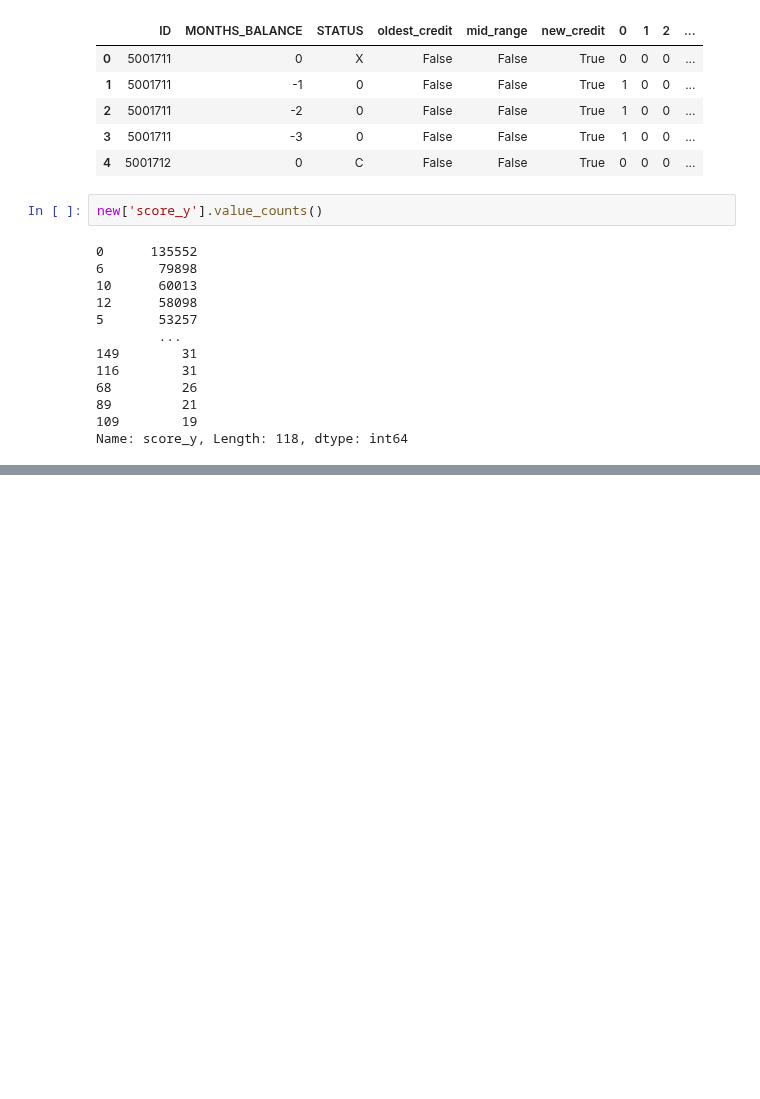
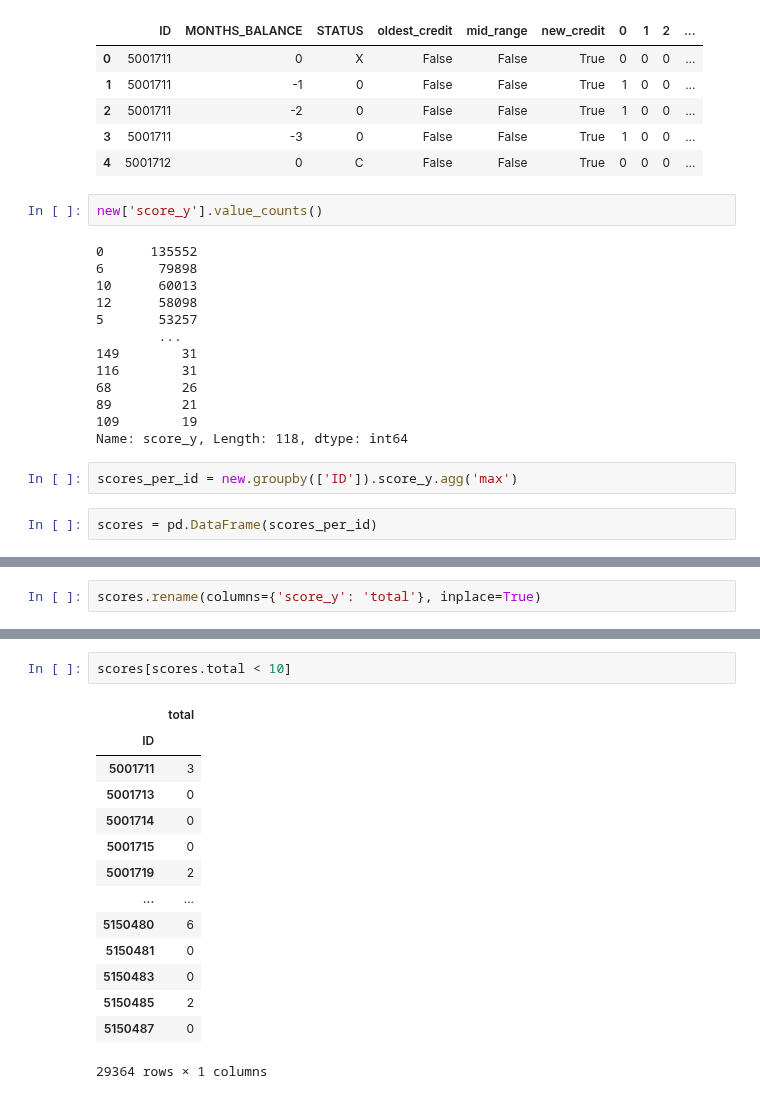
Before and after one commit to credit-risk-management-predictor/credit-risk-management-predictor, a Jupyter notebook: matt-explore.ipynb, the cells around one changed output, grey strips where cells are left out. Cells and saved outputs as stored; diff of their text form; blank space fills up the shorter version.

Commit message:
agg score breakdown

```diff
--- a/matt-explore.ipynb
+++ b/matt-explore.ipynb
@@ -816,3 +816,7 @@ new['score_y'].value_counts()
 89         21
 109        19
 Name: score_y, Length: 118, dtype: int64
+# %%
+scores_per_id = new.groupby(['ID']).score_y.agg('max')
+# %%
+scores = pd.DataFrame(scores_per_id)
@@ -818,0 +833,2 @@ Name: score_y, Length: 118, dtype: int64
+# %%
+scores.rename(columns={'score_y': 'total'}, inplace=True)
@@ -818,0 +897,17 @@ Name: score_y, Length: 118, dtype: int64
+# %%
+scores[scores.total < 10]
+# %% [output]
+|  | total |
+| ID |  |
+| 5001711 | 3 |
+| 5001713 | 0 |
+| 5001714 | 0 |
+| 5001715 | 0 |
+| 5001719 | 2 |
+| ... | ... |
+| 5150480 | 6 |
+| 5150481 | 0 |
+| 5150483 | 0 |
+| 5150485 | 2 |
+| 5150487 | 0 |
+29364 rows × 1 columns
```
Also changed, not shown: parts of 9 cells of this notebook.
